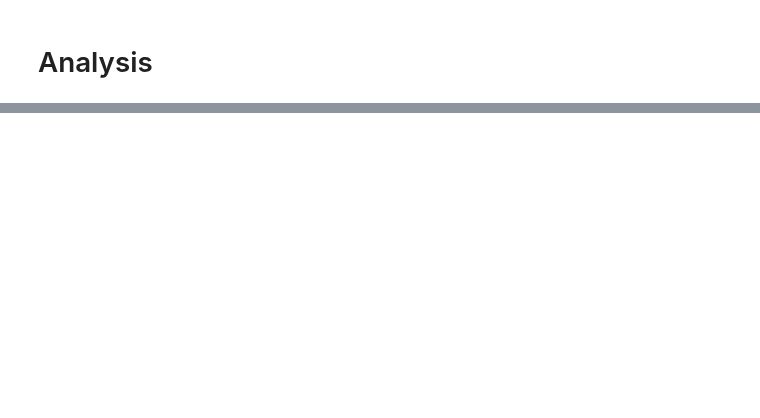
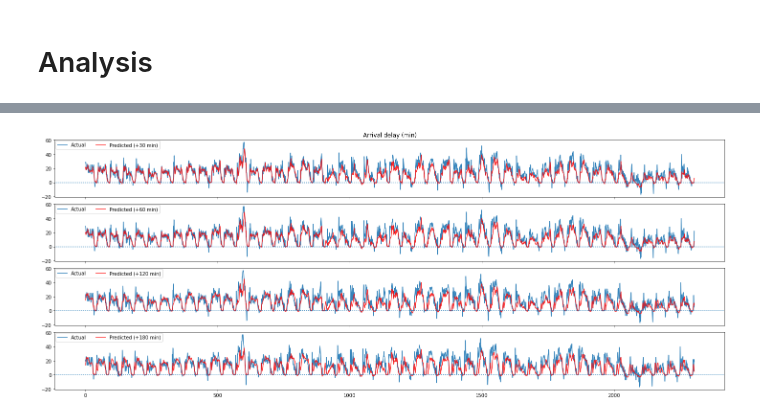
Before and after one commit to junzis/atdelay, a Jupyter notebook: network_delay_gnn.ipynb, the cells around one changed output, grey strips where cells are left out. Cells and saved outputs as stored; diff of their text form; code cells hidden in the pictures; blank space fills up the shorter version.

```diff
--- a/network_delay_gnn.ipynb
+++ b/network_delay_gnn.ipynb
@@ -609,0 +434,2 @@ for airportidx in range(0, min(int(len(airports)), maxPlots)):
+# %%
+Y_pred = model.predict(test_dataset)
@@ -609,0 +496,35 @@ for airportidx in range(0, min(int(len(airports)), maxPlots)):
+# %%
+df = results.query('airport == "EGLL"')
+# %%
+
+fig, axes = plt.subplots(4, 1, figsize=(20, 8), sharex=True, sharey=True)
+
+ax = axes[0]
+ax.plot(df.arr_30m, alpha=0.9, label="Actual")
+ax.plot(df.arr_est_30m, color="r", alpha=0.8, label="Predicted (+30 min)")
+ax.axhline(0, ls=":")
+ax.legend(loc="upper left", borderaxespad=0.2, ncol=2)
+ax.set_title("Arrival delay (min)")
+
+
+ax = axes[1]
+ax.plot(df.arr_60m, alpha=0.9, label="Actual")
+ax.plot(df.arr_est_60m, color="r", alpha=0.8, label="Predicted (+60 min)")
+ax.axhline(0, ls=":")
+ax.legend(loc="upper left", borderaxespad=0.2, ncol=2)
+
+ax = axes[2]
+ax.plot(df.arr_120m, alpha=0.9, label="Actual")
+ax.plot(df.arr_est_120m, color="r", alpha=0.8, label="Predicted (+120 min)")
+ax.axhline(0, ls=":")
+ax.legend(loc="upper left", borderaxespad=0.2, ncol=2)
+
+ax = axes[3]
+ax.plot(df.arr_180m, alpha=0.9, label="Actual")
+ax.plot(df.arr_est_180m, color="r", alpha=0.8, label="Predicted (+180 min)")
+ax.axhline(0, ls=":")
+ax.legend(loc="upper left", borderaxespad=0.2, ncol=2)
+
+plt.tight_layout()
+# %% [output]
+[figure, added]
```
Also changed, not shown: parts of 35 cells of this notebook, 8 other files.
